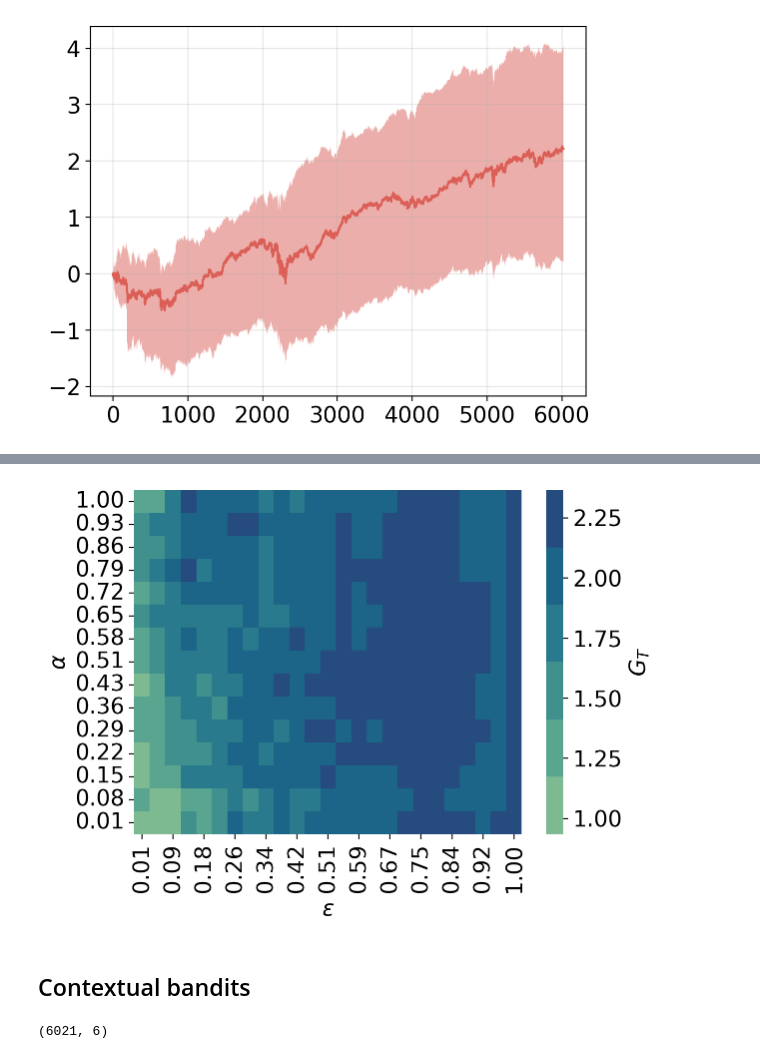
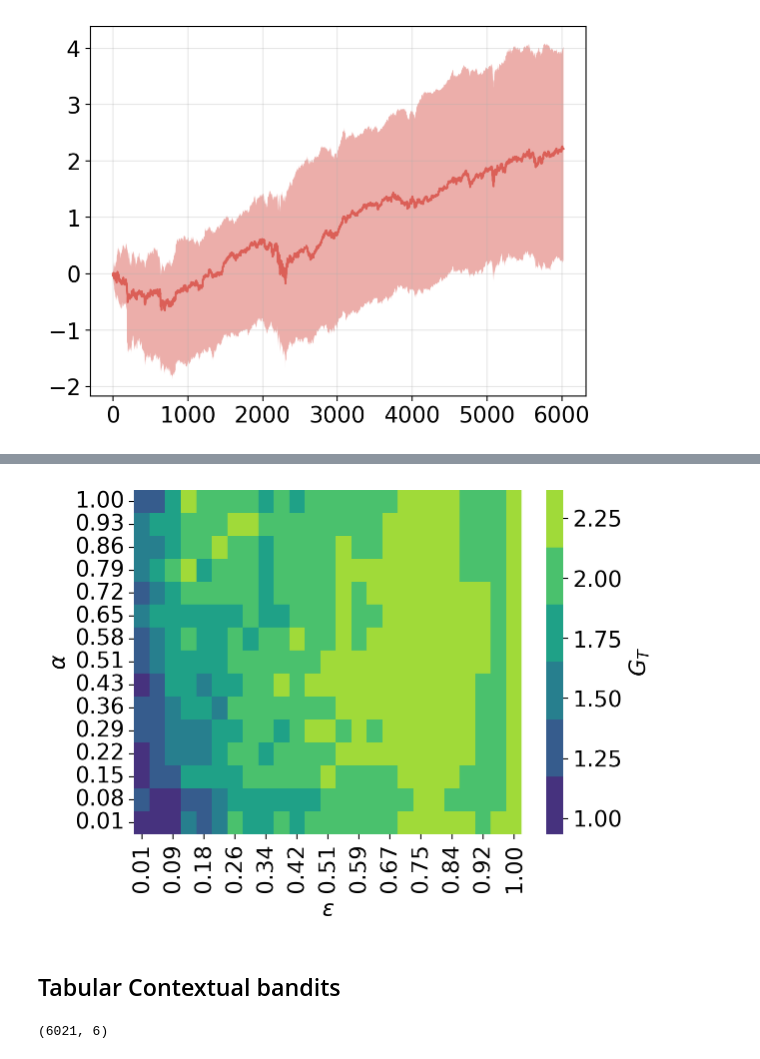
Before and after one commit to sapienzaio/online-ml-finance, a Jupyter notebook: 06-reinforcement-learning/epsilon-greedy-strategy.ipynb, the cells around one changed output, grey strips where cells are left out. Saved outputs shown, nothing was run; the diff lists cells and outputs as text; code cells hidden in the pictures.

Commit message:
rl-feat: epsilon-greedy-strategy

```diff
--- a/06-reinforcement-learning/epsilon-greedy-strategy.ipynb
+++ b/06-reinforcement-learning/epsilon-greedy-strategy.ipynb
@@ -283,7 +324,6 @@ def returns_bandit_sims(key, data, alpha, epsilon, n_sims):
     returns = vmap_returns(keys, data, alpha, epsilon)
     return returns
 # %%
-(sims, actions, value_hist) = returns_bandit_sims(key, returns, alpha=0.8, epsilon=0.25, n_sims=50)
 (sims, actions, value_hist) = returns_bandit_sims(key, returns, alpha=0.5, epsilon=0.82, n_sims=50)
 final_reward = sims.sum(axis=1)
 final_reward
@@ -348,13 +388,14 @@ plt.grid(alpha=0.3)
 @partial(jax.vmap, in_axes=(None, None, None, 0, None))
 def xfinal_reward_bandit(key, data, alpha, epsilon, n_sims):
     (rewards, _, _) = returns_bandit_sims(key, data, alpha, epsilon, n_sims)
-    return rewards.sum(axis=1)
+    sr_ann = rewards.mean(axis=1) / rewards.std(axis=1) * np.sqrt(252)
+    return rewards.sum(axis=1), sr_ann
 # %%
 %%time
 n_simulations = 50
 alpha_values = jnp.linspace(0.01, 1, 15)
 epsilon_values = jnp.linspace(0.01, 1, 25)
 
-xfinal_reward = xfinal_reward_bandit(key, returns, alpha_values, epsilon_values, n_simulations).mean(axis=-1)
-xfinal_reward = pd.DataFrame(np.array(xfinal_reward), index=alpha_values, columns=epsilon_values)
+xfinal_reward, xsr = xfinal_reward_bandit(key, returns, alpha_values, epsilon_values, n_simulations)
+xfinal_reward = pd.DataFrame(np.array(xfinal_reward).mean(axis=-1), index=alpha_values, columns=epsilon_values)
 # %% [output]
@@ -363,26 +447,23 @@ Wall time: 40.9 s
 # %%
-palette = sns.color_palette("crest")
+palette = sns.color_palette("viridis")
 
 ax = sns.heatmap(
    xfinal_reward,
-    # annot=True,
-    # xticklabels=10,
-    # yticklabels=10,
     cmap=palette,
     cbar_kws={"label": "$G_T$"}
 )
 ax.set_yticklabels([format(float(v.get_text()), "0.2f") for v in ax.get_yticklabels()])
 ax.set_xticklabels([format(float(v.get_text()), "0.2f") for v in ax.get_xticklabels()])
 ax.invert_yaxis()
 
 plt.xlabel(r"$\epsilon$")
 plt.ylabel(r"$\alpha$")
 plt.tight_layout()
-# plt.savefig("rl-bandits-epsilon-rewards-grid.png", dpi=300);
+plt.savefig("../figures/non-stationary-alpha-epsilon-grid.pdf", dpi=300);
 # %% [output]
-[figure, old version]
+[figure, new version]
 # %% [markdown]
-## Contextual bandits
+## Tabular Contextual bandits
 # %%
 context = (returns > 0) * 1
 context.shape
```
Also changed, not shown: parts of 16 cells of this notebook.
